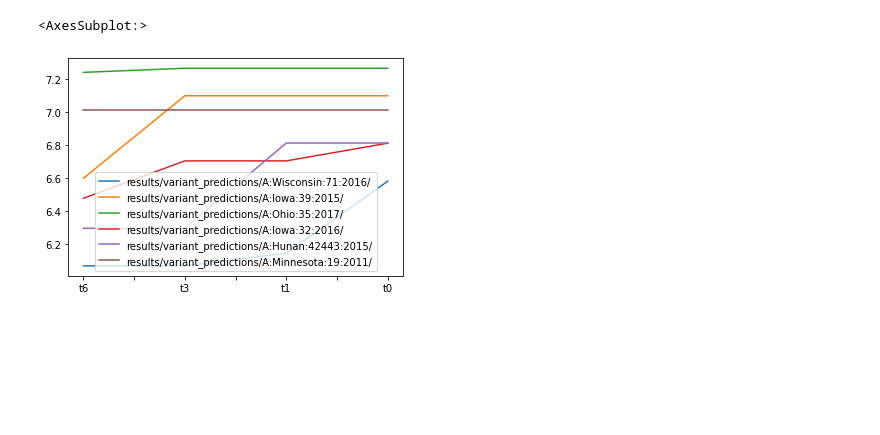
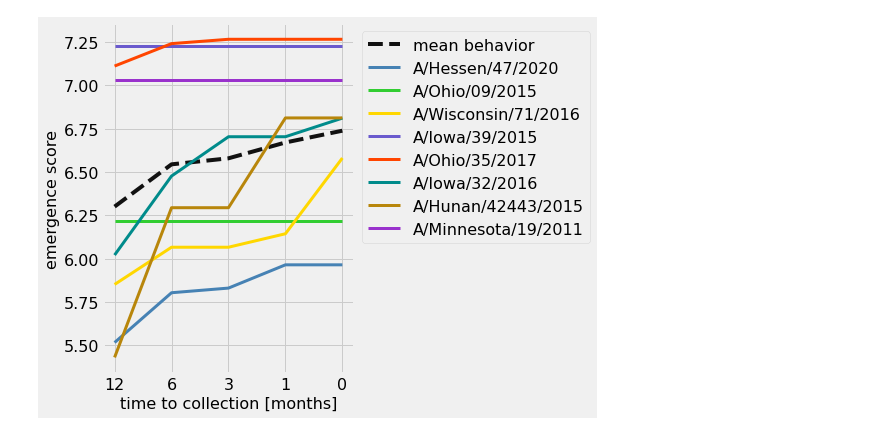
Before and after one commit to zeroknowledgediscovery/emergenet, a Jupyter notebook: paper_data_v3/irat_enet/variant_new.ipynb, the cells around one changed output. Cells and saved outputs as stored; diff of their text form; code cells hidden in the pictures; blank space fills up the shorter version.

```diff
--- a/paper_data_v3/irat_enet/variant_new.ipynb
+++ b/paper_data_v3/irat_enet/variant_new.ipynb
@@ -83,5 +70,0 @@ df
-# %%
-df.tail(6).T.plot()
-# %% [output]
-<AxesSubplot:>
-[figure, removed]
@@ -88 +113,25 @@ df.tail(6).T.plot()
+# %%
+colors = [
+    "#111111",  # Tomato
+    "#4682B4",  # Steel Blue
+    "#32CD32",  # Lime Green
+    "#FFD700",  # Gold
+    "#6A5ACD",  # Slate Blue
+    "#ff4500",  # Orange Red
+    "#008B8B",  # Dark Cyan
+    "#B8860B",  # Dark Golden Rod
+    "#9932CC"   # Dark Orchid
+]
+plt.figure(figsize=[4,6])
+ax=plt.gca()
+df.tail(8).mean().plot(ax=ax,lw=4,style='--k',label='mean behavior')
+
+df.tail(8).T.plot(ax=ax,lw=3)
+customize_plot(ax,color_palette=colors)
+plt.savefig('../../tex/overleaf/Figures/variant.png', bbox_inches='tight', transparent=True)
+import tikzplotlib
+
+tikzplotlib.save('../../tex/overleaf/Figures/variant.tex')
+# %% [output]
+[figure, added]
 # %%
```
Also changed, not shown: parts of 18 cells of this notebook, 9 other files.
